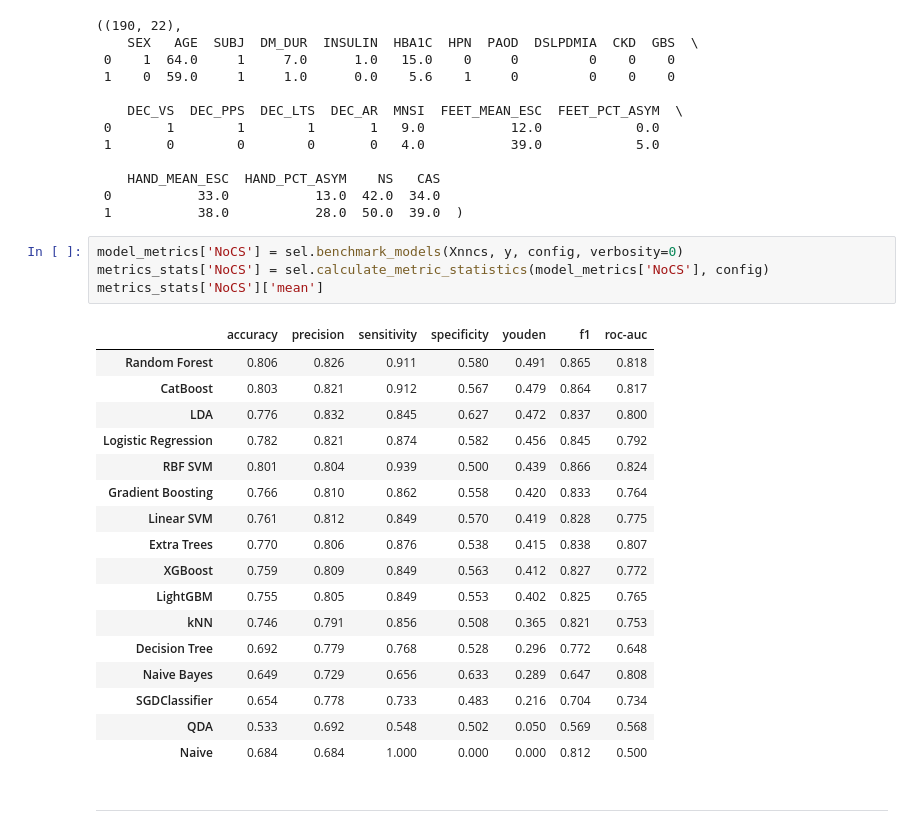
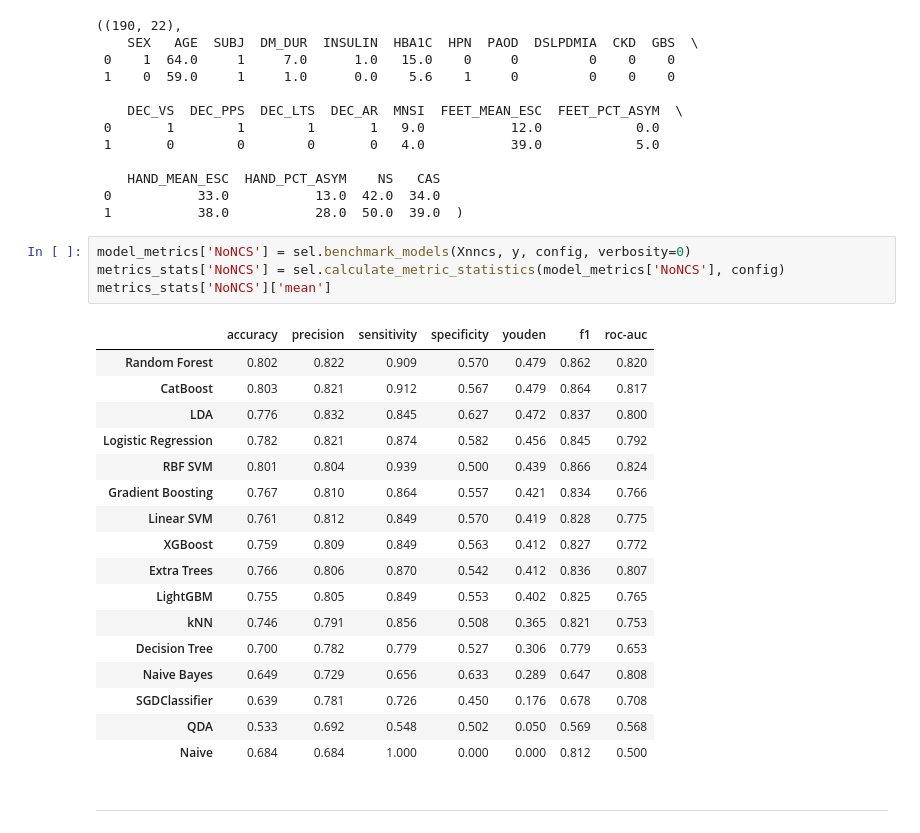
Before and after one commit to acbriza/dpn2026, a Jupyter notebook: module/selection.ipynb, the cells around one changed output. Cells and saved outputs as stored; diff of their text form.

```diff
--- a/module/selection.ipynb
+++ b/module/selection.ipynb
@@ -305,25 +305,25 @@ Xnncs.shape, Xnncs.head(2)
  0           33.0           13.0  42.0  34.0
  1           38.0           28.0  50.0  39.0  )
 # %%
-model_metrics['NoCS'] = sel.benchmark_models(Xnncs, y, config, verbosity=0)
-metrics_stats['NoCS'] = sel.calculate_metric_statistics(model_metrics['NoCS'], config)
-metrics_stats['NoCS']['mean']
+model_metrics['NoNCS'] = sel.benchmark_models(Xnncs, y, config, verbosity=0)
+metrics_stats['NoNCS'] = sel.calculate_metric_statistics(model_metrics['NoNCS'], config)
+metrics_stats['NoNCS']['mean']
 # %% [output]
 |  | accuracy | precision | sensitivity | specificity | youden | f1 | roc-auc |
-| Random Forest | 0.806 | 0.826 | 0.911 | 0.580 | 0.491 | 0.865 | 0.818 |
+| Random Forest | 0.802 | 0.822 | 0.909 | 0.570 | 0.479 | 0.862 | 0.820 |
 | CatBoost | 0.803 | 0.821 | 0.912 | 0.567 | 0.479 | 0.864 | 0.817 |
 | LDA | 0.776 | 0.832 | 0.845 | 0.627 | 0.472 | 0.837 | 0.800 |
 | Logistic Regression | 0.782 | 0.821 | 0.874 | 0.582 | 0.456 | 0.845 | 0.792 |
 | RBF SVM | 0.801 | 0.804 | 0.939 | 0.500 | 0.439 | 0.866 | 0.824 |
-| Gradient Boosting | 0.766 | 0.810 | 0.862 | 0.558 | 0.420 | 0.833 | 0.764 |
+| Gradient Boosting | 0.767 | 0.810 | 0.864 | 0.557 | 0.421 | 0.834 | 0.766 |
 | Linear SVM | 0.761 | 0.812 | 0.849 | 0.570 | 0.419 | 0.828 | 0.775 |
-| Extra Trees | 0.770 | 0.806 | 0.876 | 0.538 | 0.415 | 0.838 | 0.807 |
 | XGBoost | 0.759 | 0.809 | 0.849 | 0.563 | 0.412 | 0.827 | 0.772 |
+| Extra Trees | 0.766 | 0.806 | 0.870 | 0.542 | 0.412 | 0.836 | 0.807 |
 | LightGBM | 0.755 | 0.805 | 0.849 | 0.553 | 0.402 | 0.825 | 0.765 |
 | kNN | 0.746 | 0.791 | 0.856 | 0.508 | 0.365 | 0.821 | 0.753 |
-| Decision Tree | 0.692 | 0.779 | 0.768 | 0.528 | 0.296 | 0.772 | 0.648 |
+| Decision Tree | 0.700 | 0.782 | 0.779 | 0.527 | 0.306 | 0.779 | 0.653 |
 | Naive Bayes | 0.649 | 0.729 | 0.656 | 0.633 | 0.289 | 0.647 | 0.808 |
-| SGDClassifier | 0.654 | 0.778 | 0.733 | 0.483 | 0.216 | 0.704 | 0.734 |
+| SGDClassifier | 0.639 | 0.781 | 0.726 | 0.450 | 0.176 | 0.678 | 0.708 |
 | QDA | 0.533 | 0.692 | 0.548 | 0.502 | 0.050 | 0.569 | 0.568 |
 | Naive | 0.684 | 0.684 | 1.000 | 0.000 | 0.000 | 0.812 | 0.500 |
 # %% [markdown]
```
Also changed, not shown: parts of 19 cells of this notebook, 1 other file.
